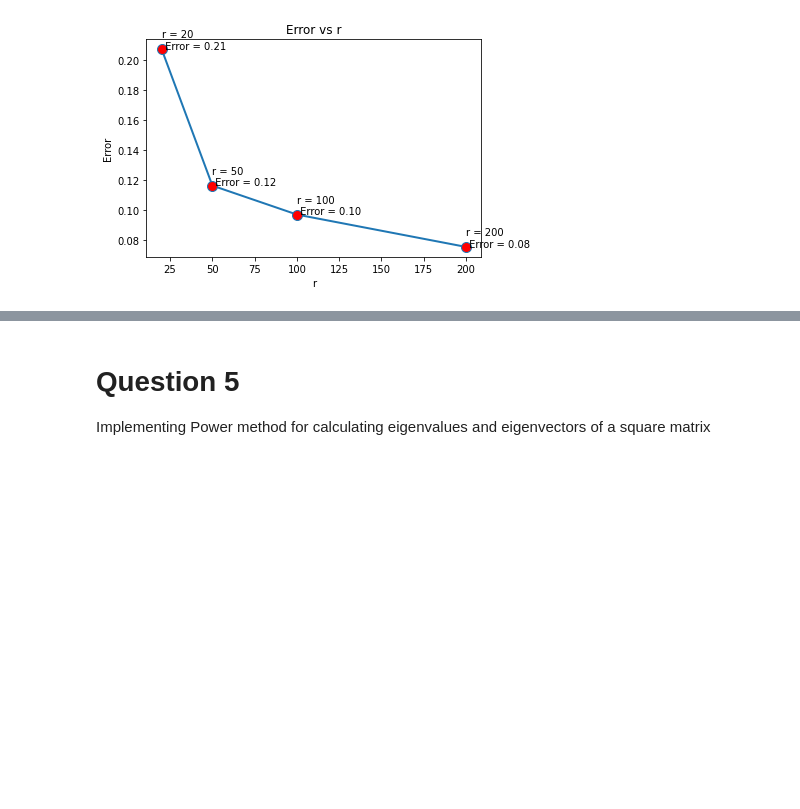
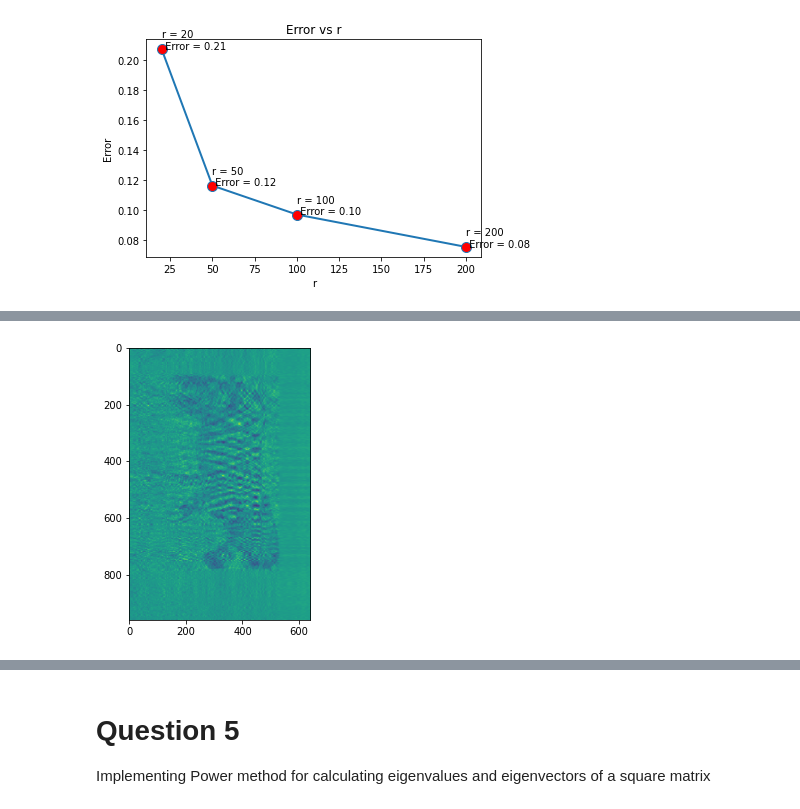
Before and after one commit to jaydbendre/STA243, a Jupyter notebook: Homework_1/CK_JB_HW1/CK_JB_HW1.ipynb, the cells around one changed output, grey strips where cells are left out. Saved outputs shown, nothing was run; the diff lists cells and outputs as text; code cells hidden in the pictures; blank space fills up the shorter version.

```diff
--- a/Homework_1/CK_JB_HW1/CK_JB_HW1.ipynb
+++ b/Homework_1/CK_JB_HW1/CK_JB_HW1.ipynb
@@ -132,0 +141,6 @@ for i in range(len(r)):
+# %%
+plt.figure(figsize=(7,5))
+plt.imshow(approximate_vals[1])
+plt.show()
+# %% [output]
+[figure, added]
```
Also changed, not shown: parts of 6 cells of this notebook, 10 other files.
